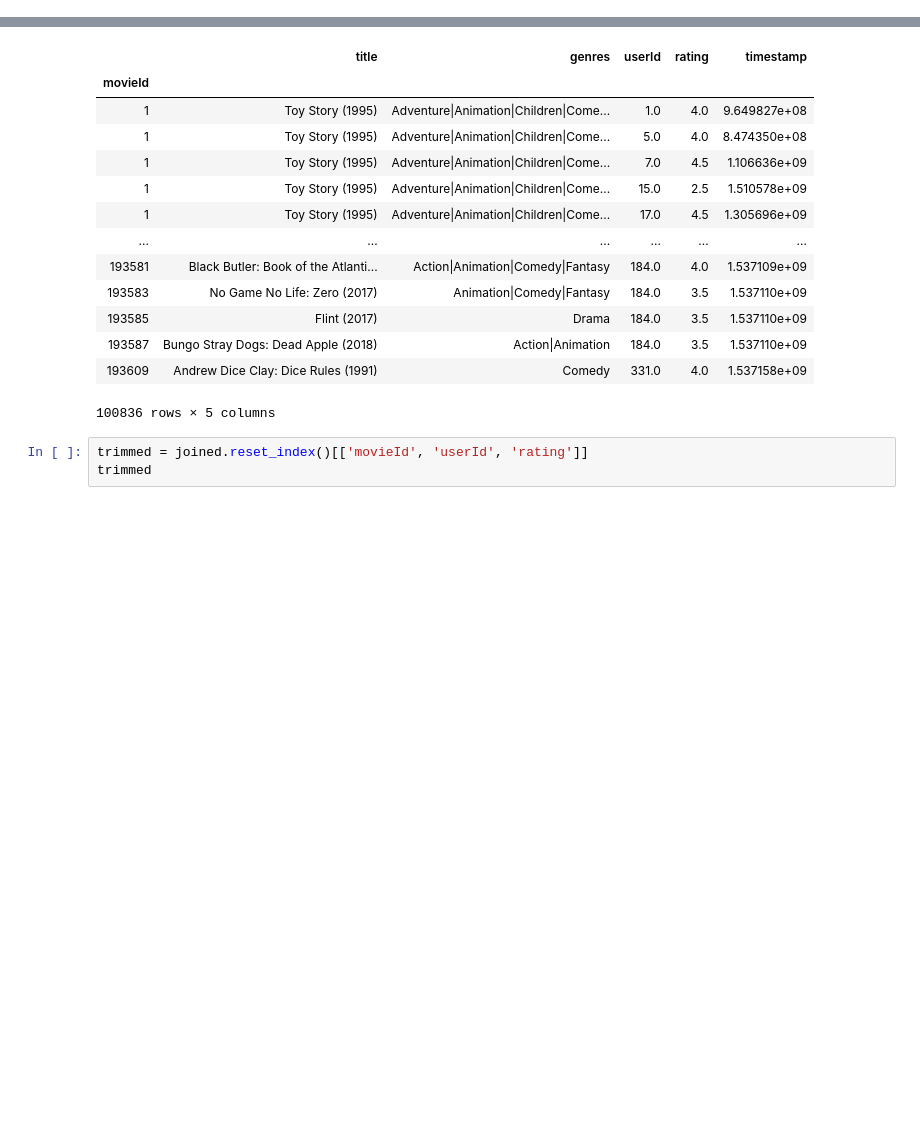
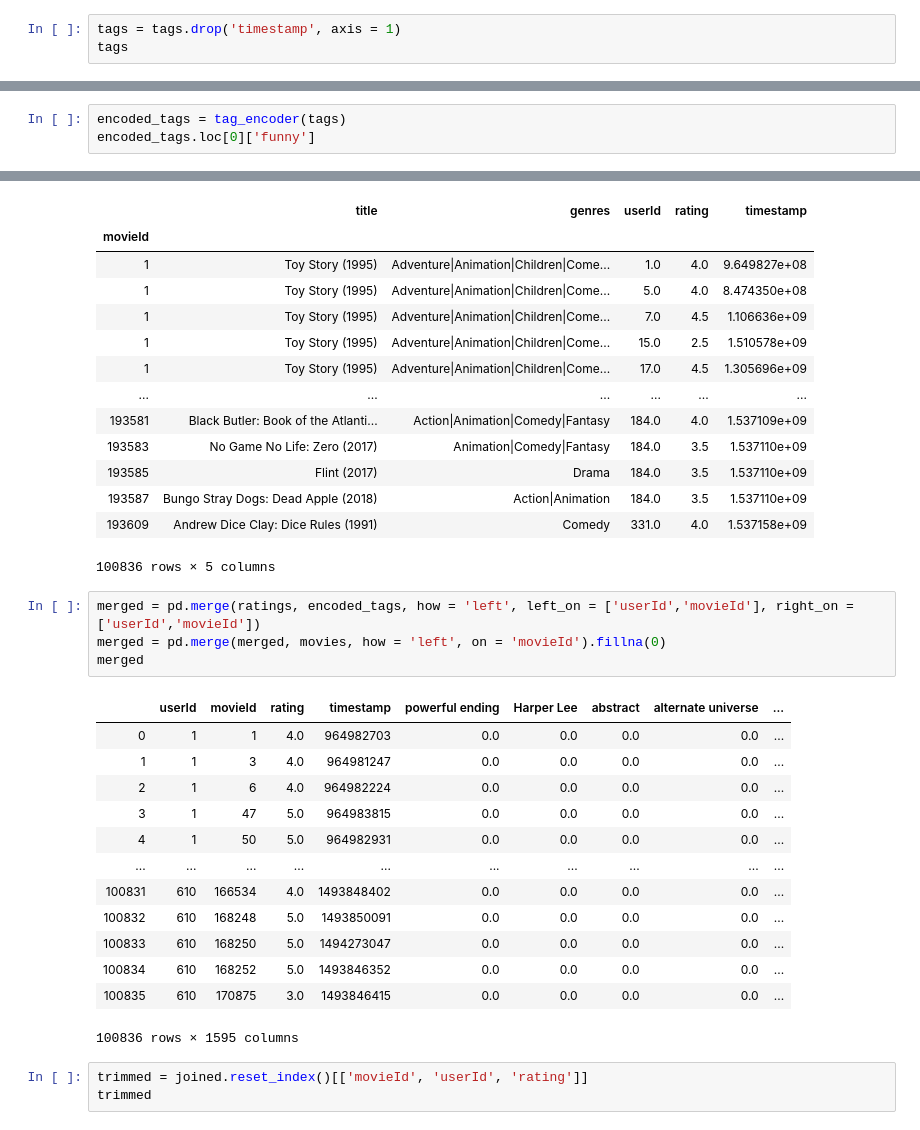
Before and after one commit to sam-thurman/MovieLens-Rec-Sys, a Jupyter notebook: notebooks/jarod01.ipynb, the cells around one changed output, grey strips where cells are left out. Saved outputs shown, nothing was run; the diff lists cells and outputs as text; blank space fills up the shorter version.

```diff
--- a/notebooks/jarod01.ipynb
+++ b/notebooks/jarod01.ipynb
@@ -37,0 +77,3 @@ tags.head()
+# %%
+tags = tags.drop('timestamp', axis = 1)
+tags
@@ -37,0 +148,3 @@ tags.head()
+# %%
+encoded_tags = tag_encoder(tags)
+encoded_tags.loc[0]['funny']
@@ -54,6 +169,24 @@ joined
 | 193587 | Bungo Stray Dogs: Dead Apple (2018) | Action|Animation | 184.0 | 3.5 | 1.537110e+09 |
 | 193609 | Andrew Dice Clay: Dice Rules (1991) | Comedy | 331.0 | 4.0 | 1.537158e+09 |
 100836 rows × 5 columns
+# %%
+merged = pd.merge(ratings, encoded_tags, how = 'left', left_on = ['userId','movieId'], right_on = ['userId','movieId'])
+merged = pd.merge(merged, movies, how = 'left', on = 'movieId').fillna(0)
+merged
+# %% [output]
+|  | userId | movieId | rating | timestamp | powerful ending | Harper Lee | abstract | alternate universe | ... |
+| 0 | 1 | 1 | 4.0 | 964982703 | 0.0 | 0.0 | 0.0 | 0.0 | ... |
+| 1 | 1 | 3 | 4.0 | 964981247 | 0.0 | 0.0 | 0.0 | 0.0 | ... |
+| 2 | 1 | 6 | 4.0 | 964982224 | 0.0 | 0.0 | 0.0 | 0.0 | ... |
+| 3 | 1 | 47 | 5.0 | 964983815 | 0.0 | 0.0 | 0.0 | 0.0 | ... |
+| 4 | 1 | 50 | 5.0 | 964982931 | 0.0 | 0.0 | 0.0 | 0.0 | ... |
+| ... | ... | ... | ... | ... | ... | ... | ... | ... | ... |
+| 100831 | 610 | 166534 | 4.0 | 1493848402 | 0.0 | 0.0 | 0.0 | 0.0 | ... |
+| 100832 | 610 | 168248 | 5.0 | 1493850091 | 0.0 | 0.0 | 0.0 | 0.0 | ... |
+| 100833 | 610 | 168250 | 5.0 | 1494273047 | 0.0 | 0.0 | 0.0 | 0.0 | ... |
+| 100834 | 610 | 168252 | 5.0 | 1493846352 | 0.0 | 0.0 | 0.0 | 0.0 | ... |
+| 100835 | 610 | 170875 | 3.0 | 1493846415 | 0.0 | 0.0 | 0.0 | 0.0 | ... |
+100836 rows × 1595 columns
 # %%
 trimmed = joined.reset_index()[['movieId', 'userId', 'rating']]
 trimmed
```
Also changed, not shown: parts of 11 cells of this notebook.
